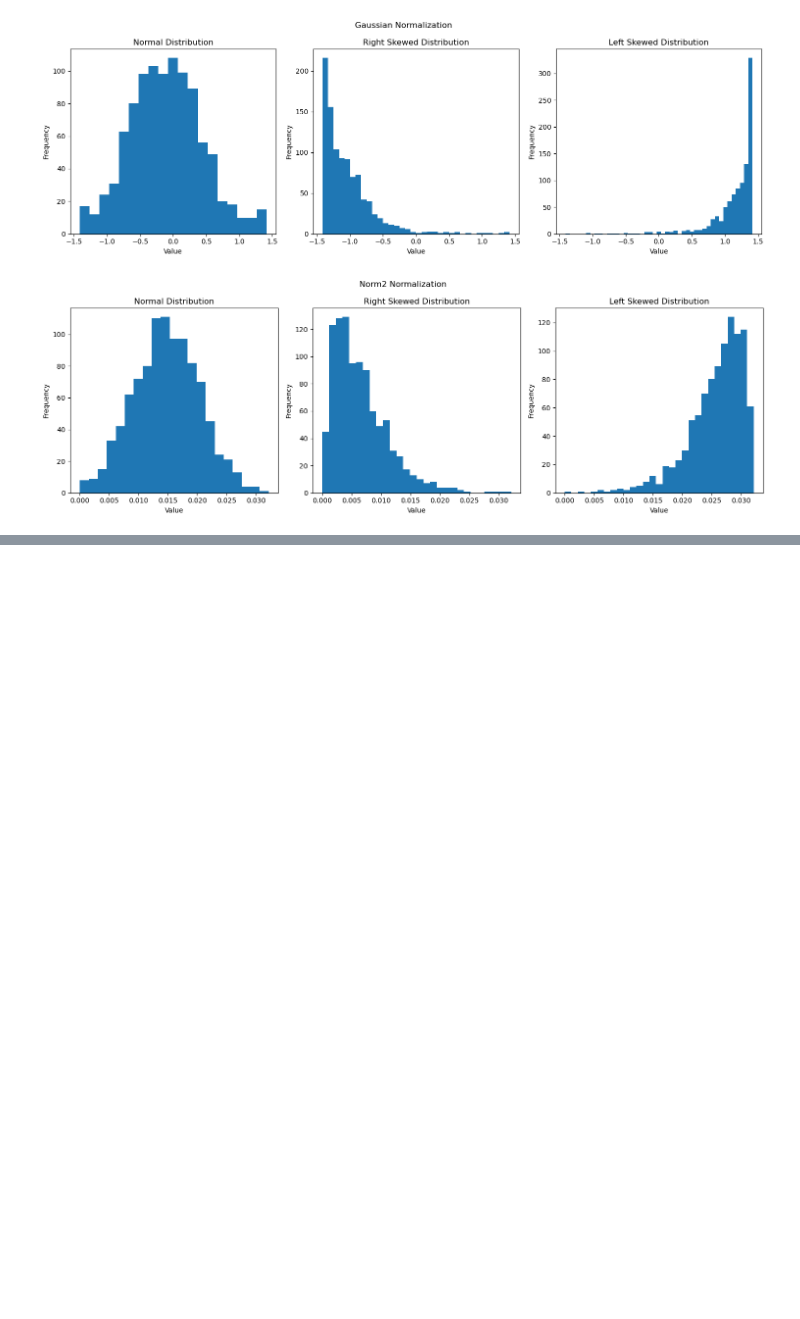
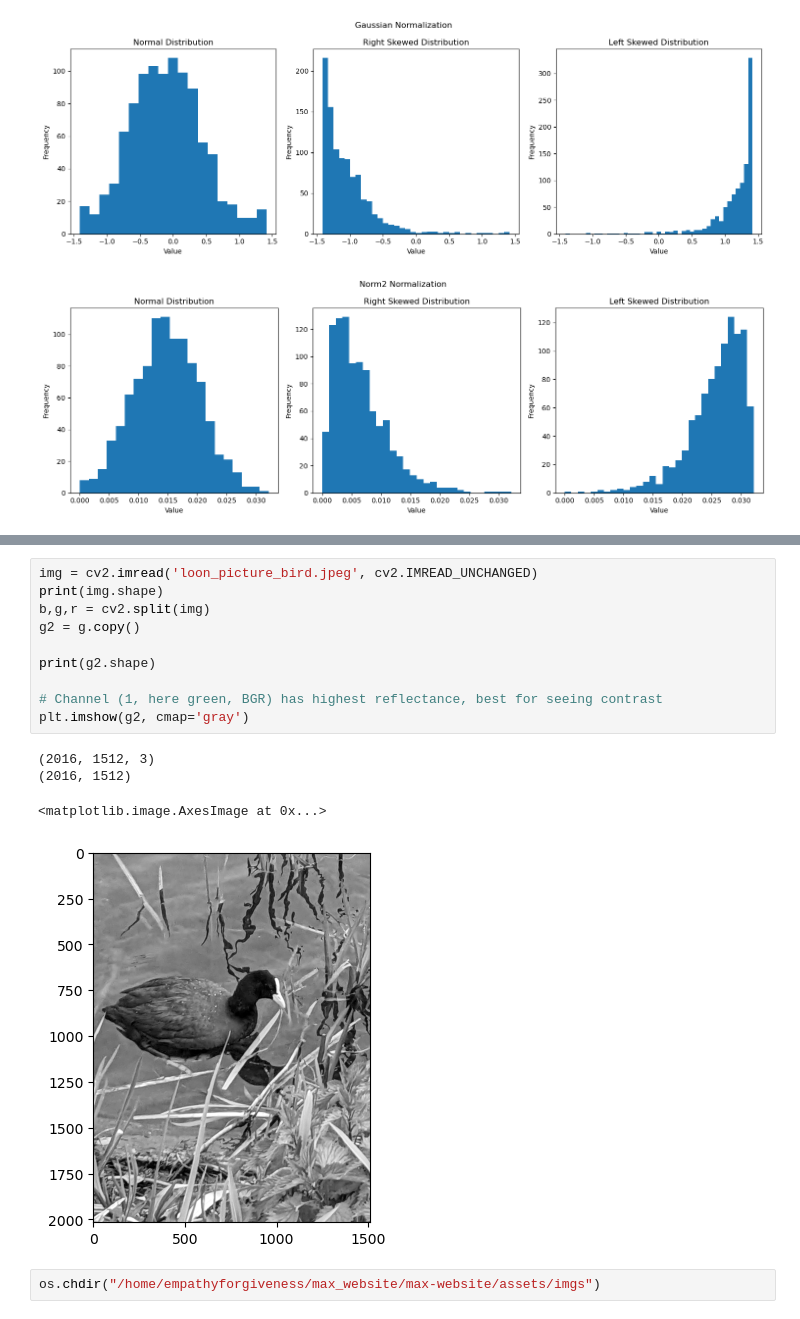
Before and after one commit to maxsivertsen/maxsivertsen.github.io, a Jupyter notebook: normalization_techniques.ipynb, the cells around one changed output, grey strips where cells are left out. Saved outputs shown, nothing was run; the diff lists cells and outputs as text; blank space fills up the shorter version.

Commit message:
updating images, formatting

```diff
--- a/normalization_techniques.ipynb
+++ b/normalization_techniques.ipynb
@@ -202,0 +216,17 @@ plot_histogram(norm2_normalization_array, titles, norm_type = 'Norm2 Normalizati
+# %%
+img = cv2.imread('loon_picture_bird.jpeg', cv2.IMREAD_UNCHANGED)
+print(img.shape)
+b,g,r = cv2.split(img)
+g2 = g.copy()
+
+print(g2.shape)
+
+# Channel (1, here green, BGR) has highest reflectance, best for seeing contrast
+plt.imshow(g2, cmap='gray')
+# %% [output]
+(2016, 1512, 3)
+(2016, 1512)
+<matplotlib.image.AxesImage at 0x...>
+[figure, added]
+# %%
+os.chdir("/home/empathyforgiveness/max_website/max-website/assets/imgs")
```
Also changed, not shown: parts of 8 cells of this notebook, 6 other files.
